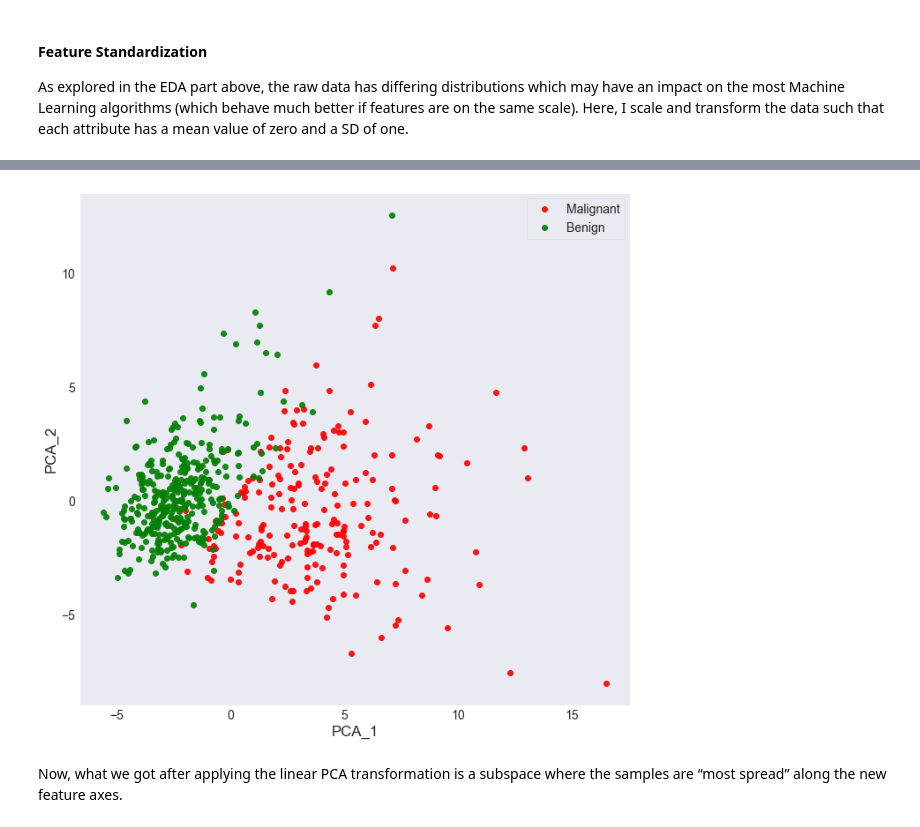
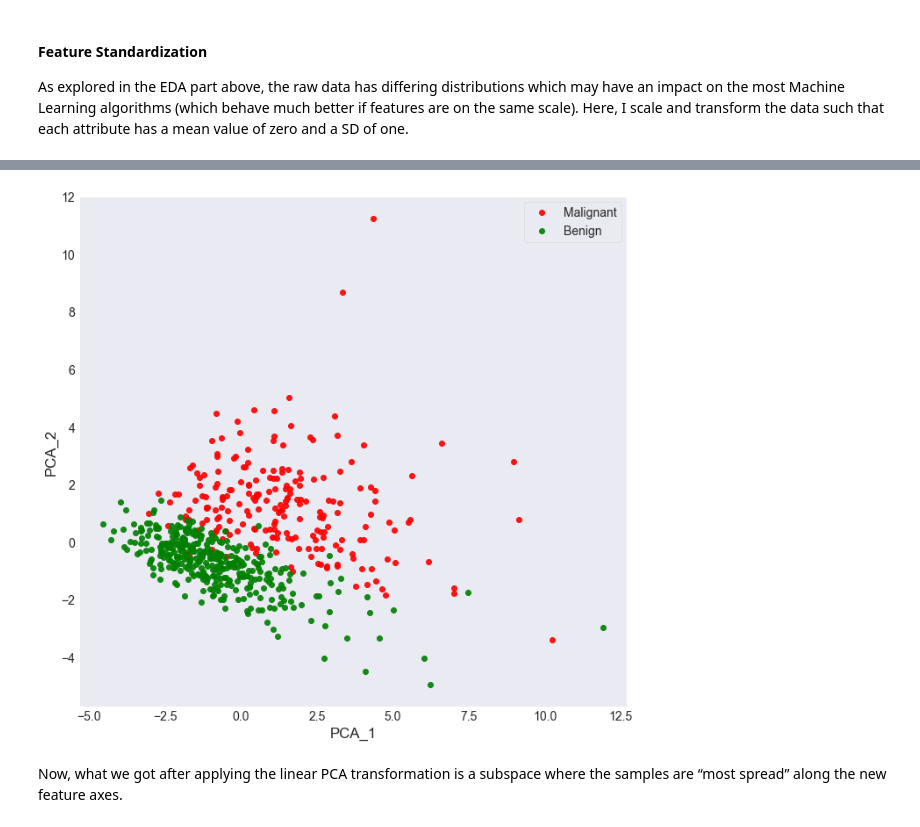
Before and after one commit to shubhramahey/Breast-Cancer-Analysis, a Jupyter notebook: Breast Cancer Analysis.ipynb, the cells around one changed output, grey strips where cells are left out. Saved outputs shown, nothing was run; the diff lists cells and outputs as text; code cells hidden in the pictures.

```diff
--- a/Breast Cancer Analysis.ipynb
+++ b/Breast Cancer Analysis.ipynb
@@ -298,12 +368,14 @@ Here, we can draw a strong positive relationship with mean values paramaters bet
 # %%
 #plotting a scatter plot to visualize the data before further analysis
 # %%
+d_1 = df_new
+d_2 = d_1
 sns.set_style("dark")
 
-data2 = pd.read_csv(r'C:\Users\Gaurav\Desktop\Breast Cancer\Data\breast-cancer.csv', index_col=False)
-data2.drop('Unnamed: 32',axis=1, inplace=True)
-g = sns.PairGrid(data2[[data2.columns[1],data2.columns[2],data2.columns[3],
-                     data2.columns[4], data2.columns[5],data2.columns[6], data2.columns[7], data2.columns[8], data2.columns[9], data2.columns[10],data2.columns[11]]],hue='diagnosis', palette="Greens")
+#data2 = pd.read_csv(r'C:\Users\Gaurav\Desktop\Breast Cancer\Data\breast-cancer.csv', index_col=False)
+#data2.drop('Unnamed: 32',axis=1, inplace=True)
+g = sns.PairGrid(d_1[[d_1.columns[1],d_1.columns[2],d_1.columns[3],
+                     d_1.columns[4], d_1.columns[5],d_1.columns[6]]],hue='diagnosis', palette="Greens")
 g = g.map_diag(plt.hist)
 g = g.map_offdiag(plt.scatter, s = 5)
 # %% [output]
@@ -337,7 +408,7 @@ dframe.head()
 # %%
 #data and data2 have "M" and "B", rest of the dataframes have 1s and 0s
 
-data3 = data2
+d_3 = d_1
 #data = data3
-data2.head()
+d_1.head()
 # %% [output]
@@ -353,11 +423,11 @@ data2.head()
 #label_enc.transform(['M', 'B'])
 #data3.head()
 
-data4 = data3
-data4.diagnosis[data4.diagnosis == 'M'] = 1
-data4.diagnosis[data4.diagnosis == 'B'] = 0
+d_4 = d_3
+d_1.diagnosis[d_1.diagnosis == 'M'] = 1
+d_1.diagnosis[d_1.diagnosis == 'B'] = 0
 
-data4.diagnosis.unique()
+d_1.diagnosis.unique()
 #data4.tail()
 # %% [output]
 A value is trying to be set on a copy of a slice from a DataFrame
@@ -385,9 +465,9 @@ The steps include:
 # %%
 #Assigning the 30 features of the Breast Cancer data set to a NumPy array X, and change the class labels from the string representation (M and B) into integers (1 and 0)
 #Assign predictors to a variable of ndarray (matrix) type
-data5= data4
-y=data5.diagnosis
-x=data5.drop('diagnosis',axis=1)
-data5.shape
+d_5= d_4
+y=d_5.diagnosis
+x=d_5.drop('diagnosis',axis=1)
+d_5.shape
 #data5.head()
 # %% [output]
@@ -446,20 +535,20 @@ print(fitX.explained_variance_)
 # %%
 pca_X = pca.transform(xs)
 
 PCA_df = pd.DataFrame()
 
 PCA_df['PCA_1'] = pca_X[:,0]
 PCA_df['PCA_2'] = pca_X[:,1]
 
-plt.plot(PCA_df['PCA_1'][dframe.diagnosis == 'M'],PCA_df['PCA_2'][dframe.diagnosis == 'M'],'o', alpha = 0.9, color = 'r')
-plt.plot(PCA_df['PCA_1'][dframe.diagnosis == 'B'],PCA_df['PCA_2'][dframe.diagnosis == 'B'],'o', alpha = 0.9, color = 'g')
+plt.plot(PCA_df['PCA_1'][gs.diagnosis == 'M'],PCA_df['PCA_2'][gs.diagnosis == 'M'],'o', alpha = 0.9, color = 'r')
+plt.plot(PCA_df['PCA_1'][gs.diagnosis == 'B'],PCA_df['PCA_2'][gs.diagnosis == 'B'],'o', alpha = 0.9, color = 'g')
 
 plt.xlabel('PCA_1')
 plt.ylabel('PCA_2')
 plt.legend(['Malignant','Benign'])
 plt.show()
 # %% [output]
-[figure, old version]
+[figure, new version]
 # %% [markdown]
 Now, what we got after applying the linear PCA transformation is a subspace where the samples are “most spread” along the new feature axes.
 # %%
```
Also changed, not shown: parts of 36 cells of this notebook.
